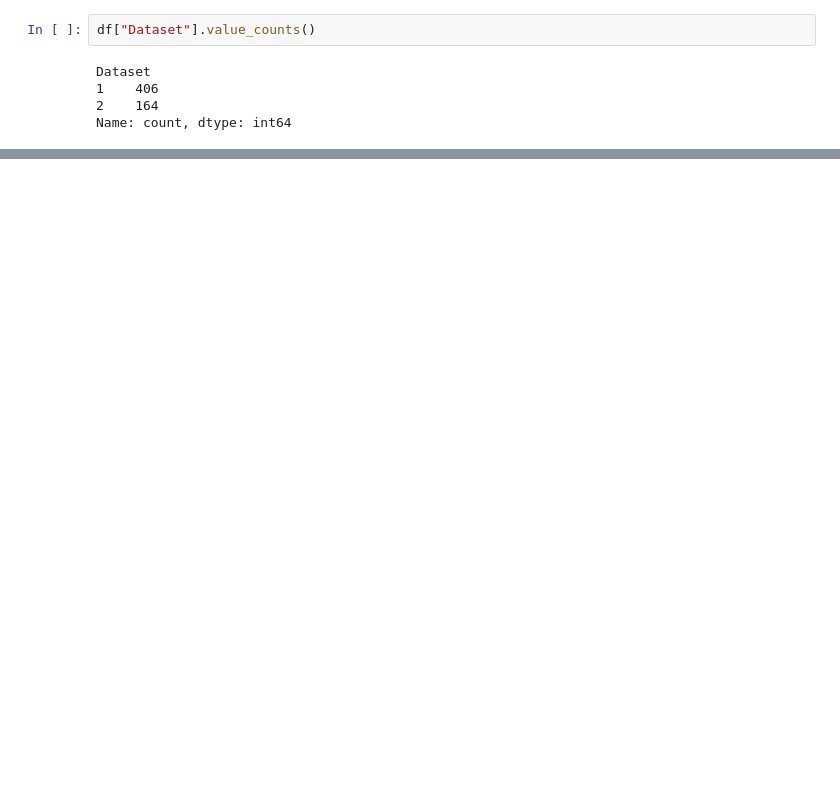
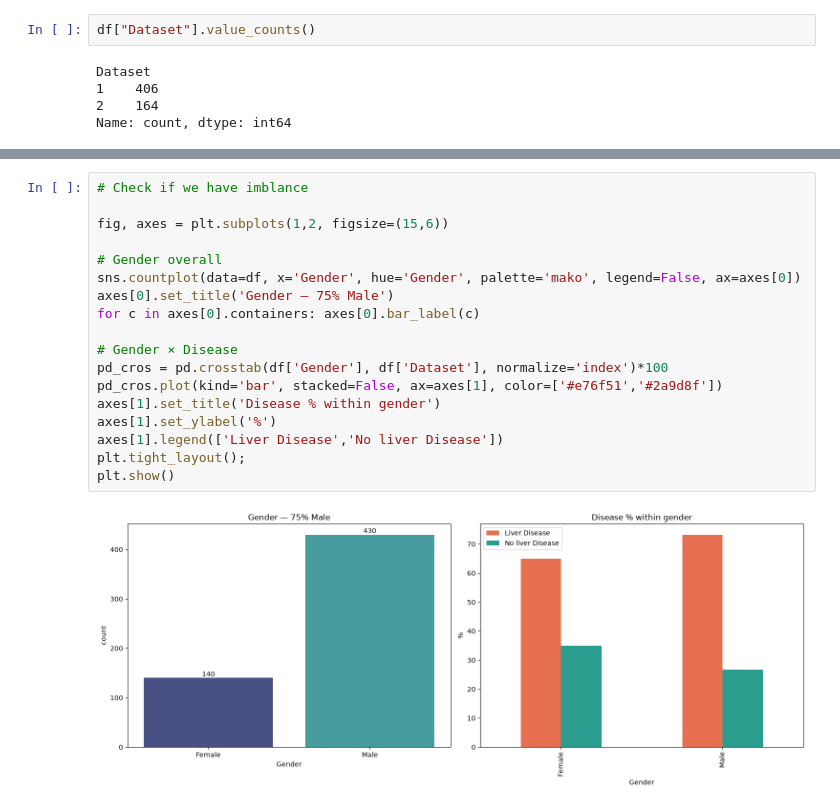
Before and after one commit to ferozeren/comparative-ml-modeling, a Jupyter notebook: liver_patient_records_classification/notebooks/01_data_cleaning.ipynb, the cells around one changed output, grey strips where cells are left out. Cells and saved outputs as stored; diff of their text form; blank space fills up the shorter version.

```diff
--- a/liver_patient_records_classification/notebooks/01_data_cleaning.ipynb
+++ b/liver_patient_records_classification/notebooks/01_data_cleaning.ipynb
@@ -177,0 +218,20 @@ Index(['Age', 'Gender', 'Total_Bilirubin', 'Direct_Bilirubin',
+# %%
+# Check if we have imblance
+
+fig, axes = plt.subplots(1,2, figsize=(15,6))
+
+# Gender overall
+sns.countplot(data=df, x='Gender', hue='Gender', palette='mako', legend=False, ax=axes[0])
+axes[0].set_title('Gender — 75% Male')
+for c in axes[0].containers: axes[0].bar_label(c)
+
+# Gender × Disease
+pd_cros = pd.crosstab(df['Gender'], df['Dataset'], normalize='index')*100
+pd_cros.plot(kind='bar', stacked=False, ax=axes[1], color=['#e76f51','#2a9d8f'])
+axes[1].set_title('Disease % within gender')
+axes[1].set_ylabel('%')
+axes[1].legend(['Liver Disease','No liver Disease'])
+plt.tight_layout();
+plt.show()
+# %% [output]
+[figure, added]
```
Also changed, not shown: parts of 25 cells of this notebook, 5 other files.
